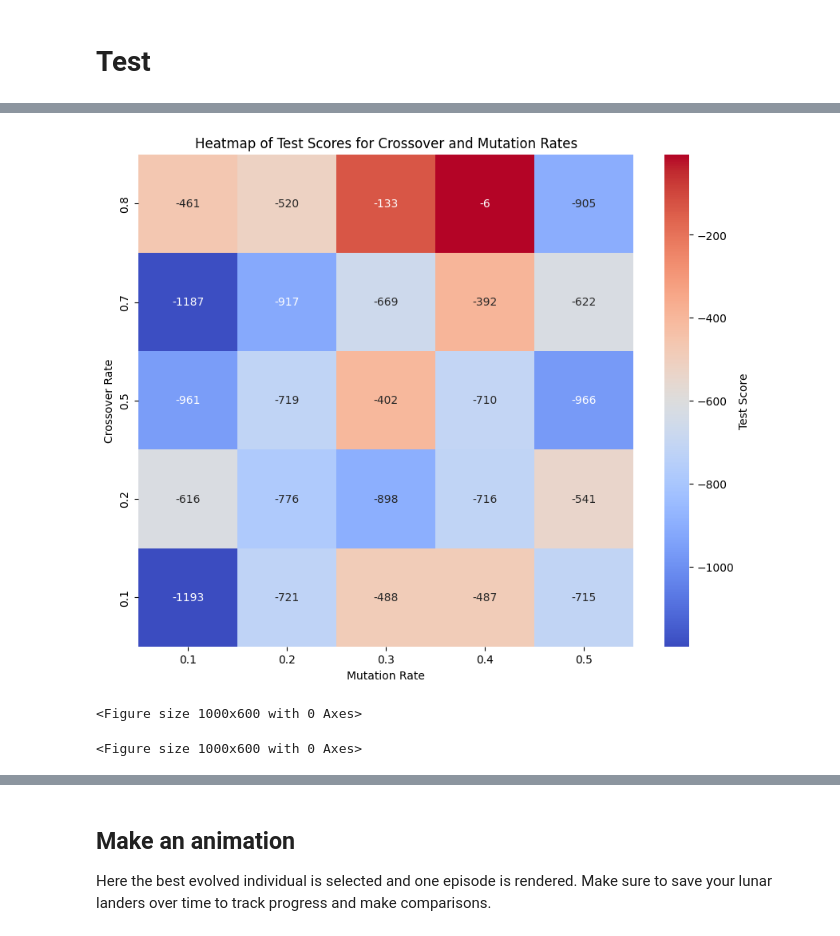
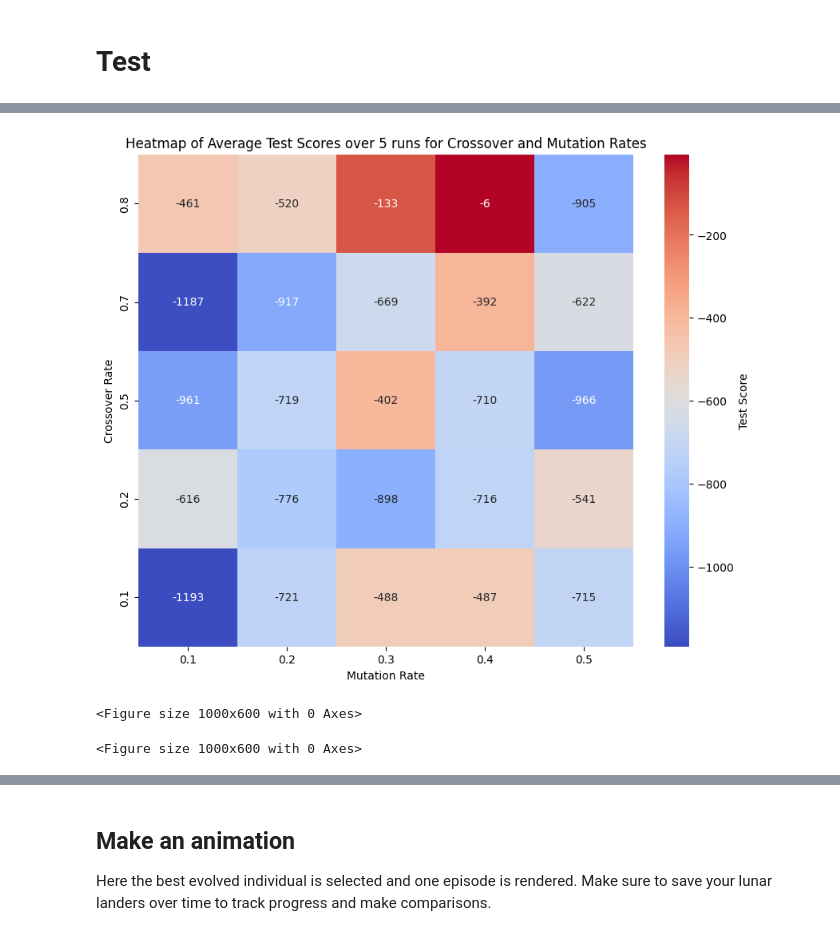
Before and after one commit to firstthomas/genepromulti, a Jupyter notebook: solution.ipynb, the cells around one changed output, grey strips where cells are left out. Drawn from its saved outputs; the diff is of its cells as text; code cells hidden in the pictures.

```diff
--- a/solution.ipynb
+++ b/solution.ipynb
@@ -493,36 +445,34 @@ TypeError: unhashable type: 'list'
 # %%
 # Test different mutation rates
 from genepro.variation import *
 from datetime import datetime
-import csv
 import matplotlib.pyplot as plt
 import seaborn as sns
 import pandas as pd
-from matplotlib.ticker import ScalarFormatter
 
 crossover_rates = [0.1, 0.2, 0.5, 0.7, 0.8]
 mutation_rates = [0.1, 0.2, 0.3, 0.4, 0.5]
 
 data = pd.read_csv('crossover_mutation_scores.csv')
 
 
 
 df = pd.DataFrame(data, columns=["Crossover Rate", "Mutation Rate", "Time (s)", "Avg Test Score", "Avg Score per Second"])
 pivot_data = data.pivot_table(index='Crossover Rate', columns='Mutation Rate', values='Test Score', aggfunc='mean')
 pivot_data = pivot_data.round().astype(int)
 
 plt.figure(figsize=(10, 8))
 sns.heatmap(pivot_data , annot=True, cmap='coolwarm', fmt='g', cbar_kws={'label': 'Test Score'})
 plt.gca().invert_yaxis()
-plt.title('Heatmap of Test Scores for Crossover and Mutation Rates')
+plt.title('Heatmap of Average Test Scores over 5 runs for Crossover and Mutation Rates')
 plt.xlabel('Mutation Rate')
 plt.ylabel('Crossover Rate')
 plt.savefig("Heatmap_rates.png")
 plt.show()
 
 plt.figure(figsize=(10, 6))
 # %% [output]
-[figure, old version]
+[figure, new version]
 <Figure size 1000x600 with 0 Axes>
 <Figure size 1000x600 with 0 Axes>
 # %%
```
Also changed, not shown: parts of 7 cells of this notebook, 9 other files.
